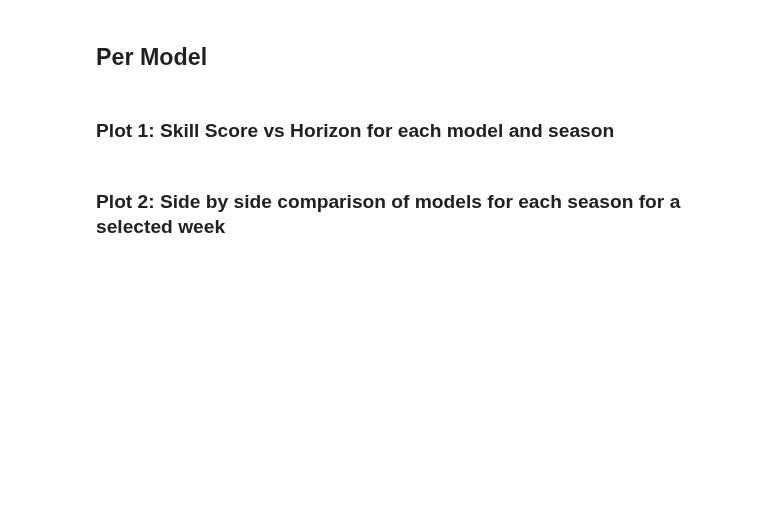
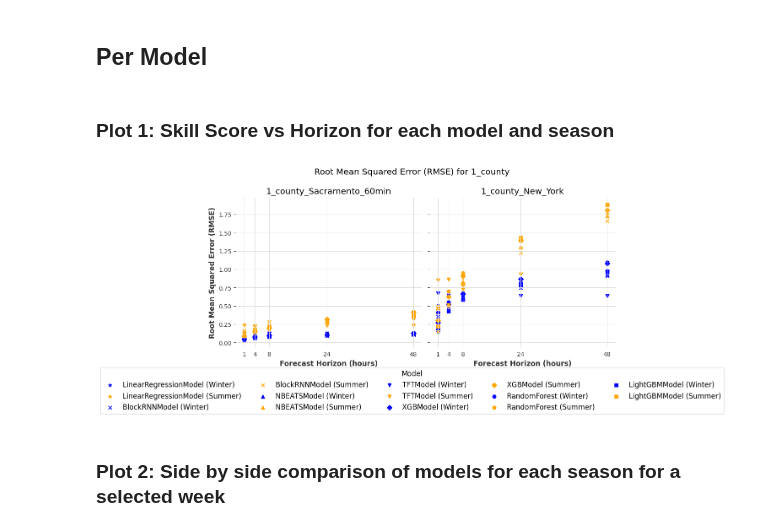
Before and after one commit to NikolausHouben/City-Scale-Electricity-Use-Prediction, a Jupyter notebook: bin/synthesis.ipynb, the cells around one changed output. Saved outputs shown, nothing was run; the diff lists cells and outputs as text; code cells hidden in the pictures; blank space fills up the shorter version.

```diff
--- a/bin/synthesis.ipynb
+++ b/bin/synthesis.ipynb
@@ -225,8 +179,8 @@ name_id_dict
 # %%
 # Set these:
 
-spatial_scale = 'RAMAPO'
-metric_of_interest = 'rmse_skill_score' # options are 'mape', 'rmse', 'mae', 'smape', 'rmse_skill_score', 'r2_score', 'max_peak_error', 'mean_n_peak_error'
+spatial_scale = '1_county' # options are '1_county', '2_town', '3_village', '4_neighborhood', '5_building'
+metric_of_interest = 'rmse' # options are 'mape', 'rmse', 'mae', 'smape', 'rmse_skill_score', 'r2_score', 'max_peak_error', 'mean_n_peak_error'
 
 
 dfs_sorted_plot = dfs_sorted.copy()
@@ -264,35 +218,37 @@ for i, ax in enumerate(axs):
             if label not in legend_labels:
                 legend_handles.append(scatter)
                 legend_labels.append(label)
 
     # Set the x ticks and labels
     ax.set_xticks([1, 4, 8, 24, 48])
     ax.set_xlabel('Forecast Horizon (hours)')
 
     # Set the y label
     if i == 0:
         ax.set_ylabel(f'{metric_dict[metric_of_interest]}')
 
     # Set the title for each subplot
-    ax.set_title(f'{name.split("_")[1].split(".")[0]}')
+    ax.set_title(f'{name}')
 
     # Add grid for each subplot
     ax.grid(True)
 
     # Add a horizontal red dashed line at y = 0
     if metric_of_interest == 'rmse_skill_score':
         ax.axhline(y=0, color='red', linestyle='--')
 
 # Create a single legend for all subplots
 fig.legend(handles=legend_handles, labels=legend_labels, title='Model', loc='lower center', bbox_to_anchor=(0.5, -0.2), ncol=5, frameon=True)
 # Set the title for each subplot
-fig.suptitle(f'{metric_dict[metric_of_interest]} Per Feeder in {spatial_scale}')
+fig.suptitle(f'{metric_dict[metric_of_interest]} for {spatial_scale}')
 
 # Adjust the spacing between subplots
 fig.tight_layout()
 
 # Show the plot
 plt.show()
+# %% [output]
+[figure, added]
 # %%
 for format in ['png', 'pdf']:
     fig.savefig(os.path.join(os.getcwd(),'imgs','figures',f'{spatial_scale}{metric_of_interest}.{format}'), bbox_inches='tight')
```
Also changed, not shown: parts of 21 cells of this notebook, 10 other files.
